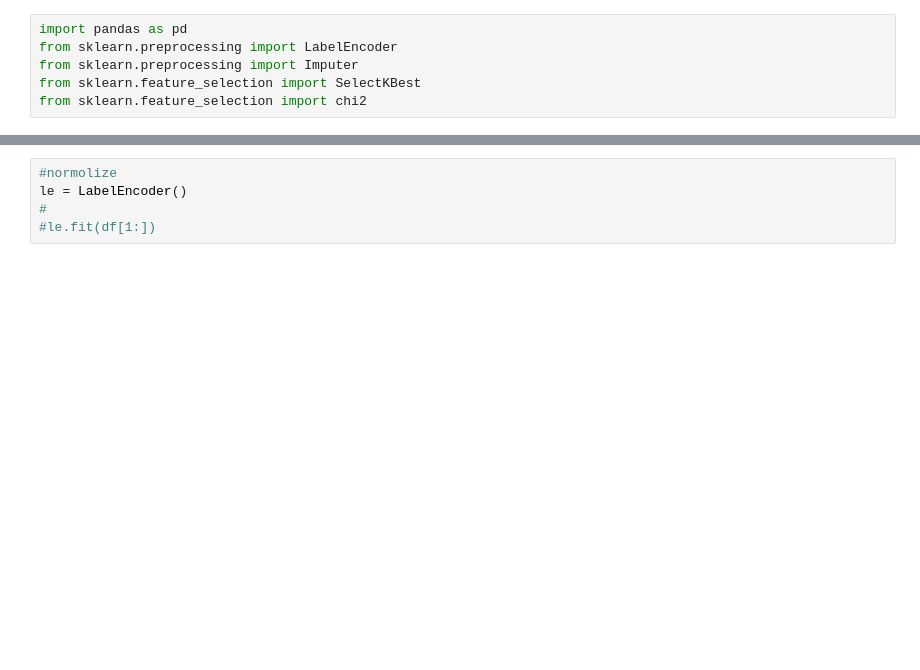
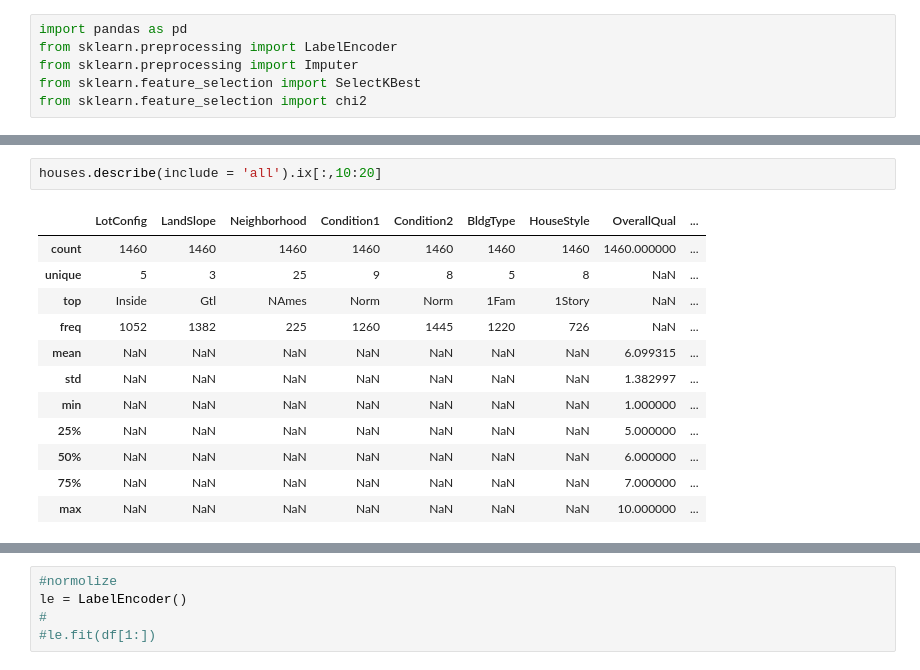
Before and after one commit to rogotulka/HousePrediction, a Jupyter notebook: House_price_prediction.ipynb, the cells around one changed output, grey strips where cells are left out. Cells and saved outputs as stored; diff of their text form; blank space fills up the shorter version.

```diff
--- a/House_price_prediction.ipynb
+++ b/House_price_prediction.ipynb
@@ -21,0 +37,15 @@ df.head()
+# %%
+houses.describe(include = 'all').ix[:,10:20]
+# %% [output]
+|  | LotConfig | LandSlope | Neighborhood | Condition1 | Condition2 | BldgType | HouseStyle | OverallQual | ... |
+| count | 1460 | 1460 | 1460 | 1460 | 1460 | 1460 | 1460 | 1460.000000 | ... |
+| unique | 5 | 3 | 25 | 9 | 8 | 5 | 8 | NaN | ... |
+| top | Inside | Gtl | NAmes | Norm | Norm | 1Fam | 1Story | NaN | ... |
+| freq | 1052 | 1382 | 225 | 1260 | 1445 | 1220 | 726 | NaN | ... |
+| mean | NaN | NaN | NaN | NaN | NaN | NaN | NaN | 6.099315 | ... |
+| std | NaN | NaN | NaN | NaN | NaN | NaN | NaN | 1.382997 | ... |
+| min | NaN | NaN | NaN | NaN | NaN | NaN | NaN | 1.000000 | ... |
+| 25% | NaN | NaN | NaN | NaN | NaN | NaN | NaN | 5.000000 | ... |
+| 50% | NaN | NaN | NaN | NaN | NaN | NaN | NaN | 6.000000 | ... |
+| 75% | NaN | NaN | NaN | NaN | NaN | NaN | NaN | 7.000000 | ... |
+| max | NaN | NaN | NaN | NaN | NaN | NaN | NaN | 10.000000 | ... |
```
Also changed, not shown: parts of 17 cells of this notebook.
